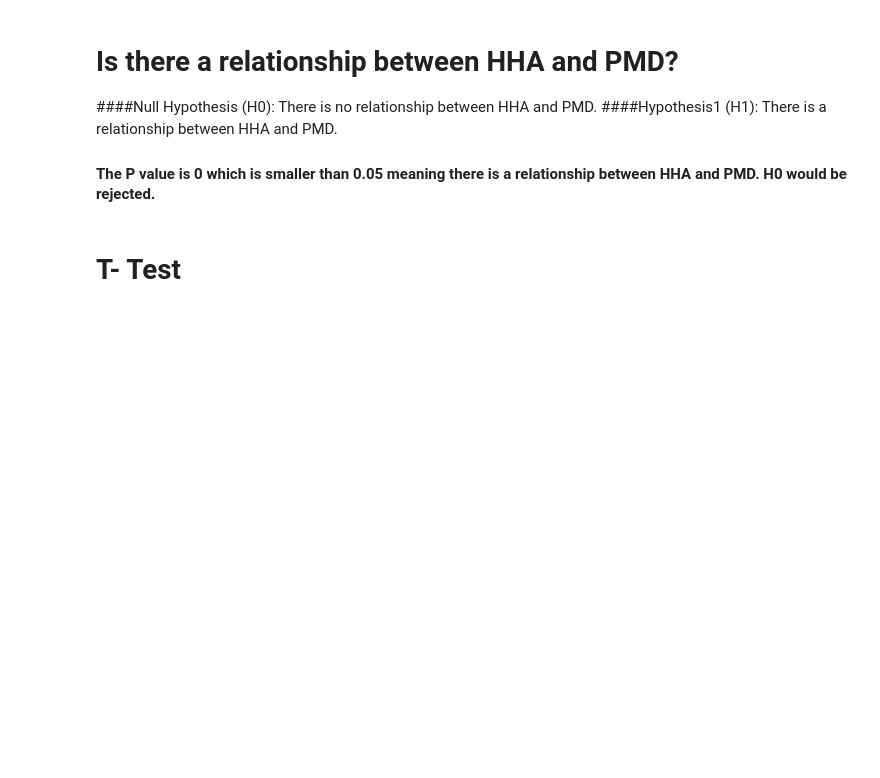
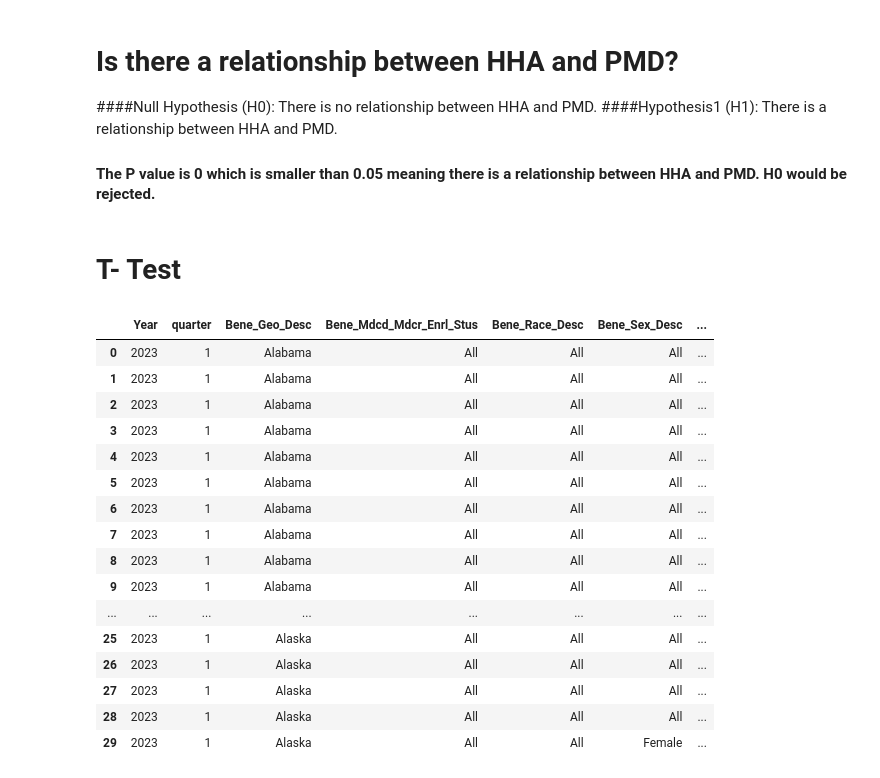
Before and after one commit to EugeneHsiung/datasci_5_statistics, a Jupyter notebook: datasci_5_statistics.ipynb, the cells around one changed output. Saved outputs shown, nothing was run; the diff lists cells and outputs as text; code cells hidden in the pictures; blank space fills up the shorter version.

```diff
--- a/datasci_5_statistics.ipynb
+++ b/datasci_5_statistics.ipynb
@@ -71,5 +71,23 @@ degreesoffreedom: [[  35151.72471787  275854.27528213]
 # T- Test
 # %%
 # Read in the data
-df = pd.read_csv('WK5/examples/data/cms-chronic-conditions/CC_R20_P08_v10_D18_WWDSE_Cond.csv')
-len(df)
+df = pd.read_csv('Medicare_Telehealth_Trends_Q1_2023.csv')
+df.head(30)
+# %% [output]
+|  | Year | quarter | Bene_Geo_Desc | Bene_Mdcd_Mdcr_Enrl_Stus | Bene_Race_Desc | Bene_Sex_Desc | ... |
+| 0 | 2023 | 1 | Alabama | All | All | All | ... |
+| 1 | 2023 | 1 | Alabama | All | All | All | ... |
+| 2 | 2023 | 1 | Alabama | All | All | All | ... |
+| 3 | 2023 | 1 | Alabama | All | All | All | ... |
+| 4 | 2023 | 1 | Alabama | All | All | All | ... |
+| 5 | 2023 | 1 | Alabama | All | All | All | ... |
+| 6 | 2023 | 1 | Alabama | All | All | All | ... |
+| 7 | 2023 | 1 | Alabama | All | All | All | ... |
+| 8 | 2023 | 1 | Alabama | All | All | All | ... |
+| 9 | 2023 | 1 | Alabama | All | All | All | ... |
+| ... | ... | ... | ... | ... | ... | ... | ... |
+| 25 | 2023 | 1 | Alaska | All | All | All | ... |
+| 26 | 2023 | 1 | Alaska | All | All | All | ... |
+| 27 | 2023 | 1 | Alaska | All | All | All | ... |
+| 28 | 2023 | 1 | Alaska | All | All | All | ... |
+| 29 | 2023 | 1 | Alaska | All | All | Female | ... |
```
Also changed, not shown: parts of 4 cells of this notebook.
